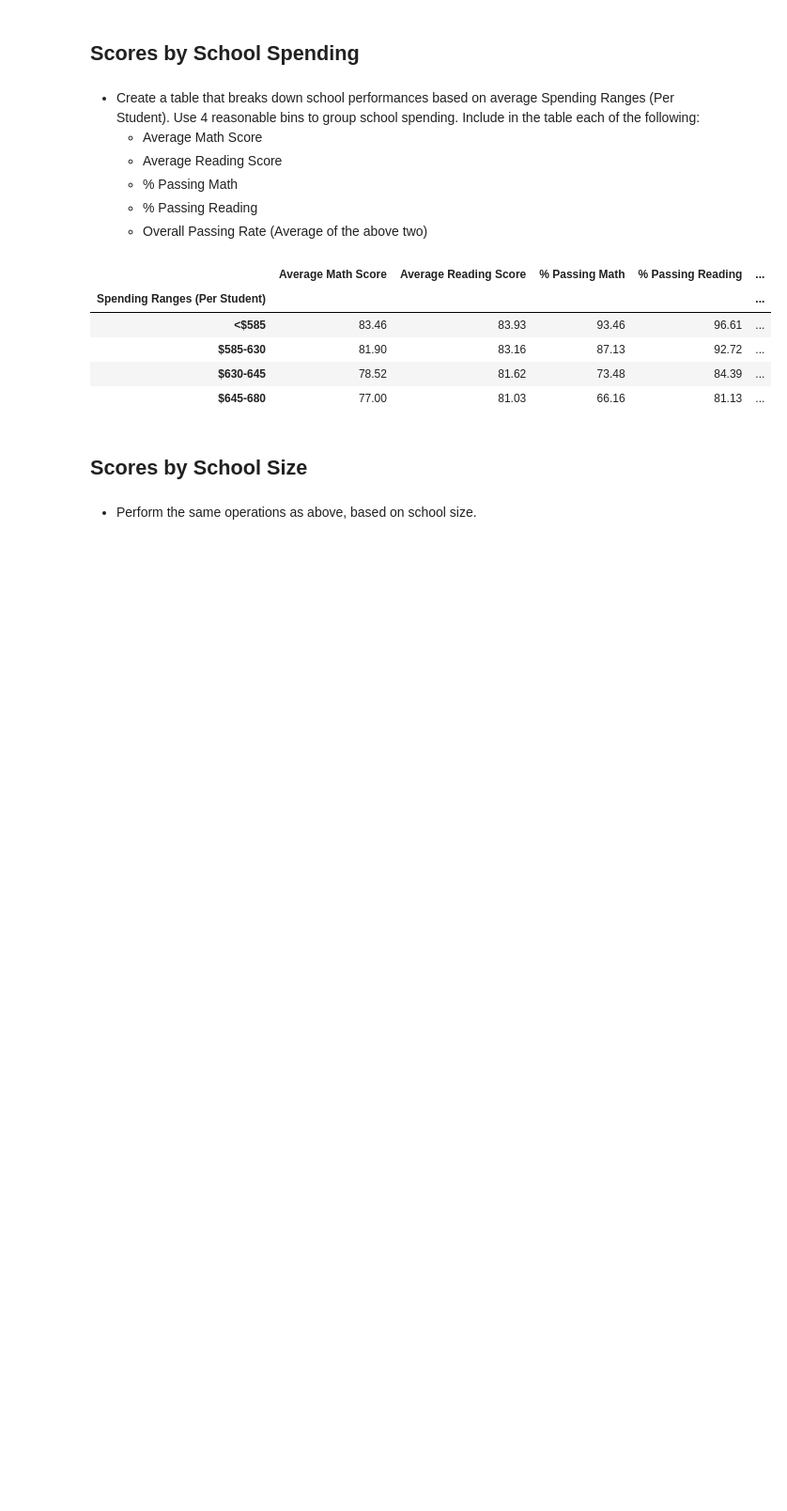
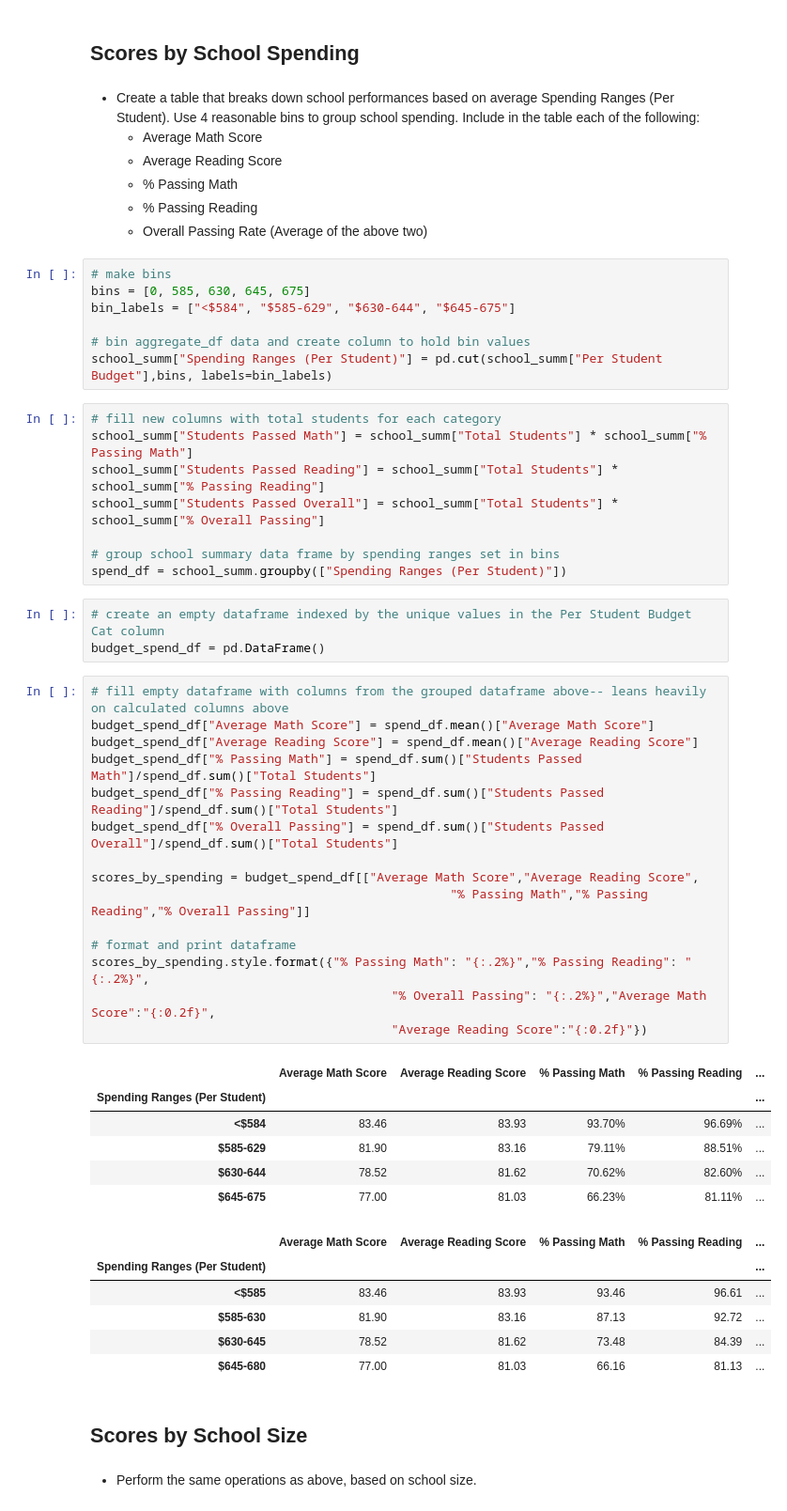
Before and after one commit to jakewmayfield/pandas-challenge, a Jupyter notebook: PyCitySchools/PyCitySchools_pandas-challenge.ipynb, the cells around one changed output. Shown: that part at 94% size. Cells and saved outputs as stored; diff of their text form; blank space fills up the shorter version.

```diff
--- a/PyCitySchools/PyCitySchools_pandas-challenge.ipynb
+++ b/PyCitySchools/PyCitySchools_pandas-challenge.ipynb
@@ -252,6 +288,46 @@ school_summ.sort_index()
   * % Passing Math
   * % Passing Reading
   * Overall Passing Rate (Average of the above two)
+# %%
+# make bins
+bins = [0, 585, 630, 645, 675]
+bin_labels = ["<$584", "$585-629", "$630-644", "$645-675"]
+
+# bin aggregate_df data and create column to hold bin values
+school_summ["Spending Ranges (Per Student)"] = pd.cut(school_summ["Per Student Budget"],bins, labels=bin_labels)
+# %%
+# fill new columns with total students for each category
+school_summ["Students Passed Math"] = school_summ["Total Students"] * school_summ["% Passing Math"]
+school_summ["Students Passed Reading"] = school_summ["Total Students"] * school_summ["% Passing Reading"]
+school_summ["Students Passed Overall"] = school_summ["Total Students"] * school_summ["% Overall Passing"]
+
+# group school summary data frame by spending ranges set in bins
+spend_df = school_summ.groupby(["Spending Ranges (Per Student)"])
+# %%
+# create an empty dataframe indexed by the unique values in the Per Student Budget Cat column
+budget_spend_df = pd.DataFrame()
+# %%
+# fill empty dataframe with columns from the grouped dataframe above-- leans heavily on calculated columns above
+budget_spend_df["Average Math Score"] = spend_df.mean()["Average Math Score"]
+budget_spend_df["Average Reading Score"] = spend_df.mean()["Average Reading Score"]
+budget_spend_df["% Passing Math"] = spend_df.sum()["Students Passed Math"]/spend_df.sum()["Total Students"]
+budget_spend_df["% Passing Reading"] = spend_df.sum()["Students Passed Reading"]/spend_df.sum()["Total Students"]
+budget_spend_df["% Overall Passing"] = spend_df.sum()["Students Passed Overall"]/spend_df.sum()["Total Students"]
+
+scores_by_spending = budget_spend_df[["Average Math Score","Average Reading Score",
+                                                 "% Passing Math","% Passing Reading","% Overall Passing"]]
+
+# format and print dataframe
+scores_by_spending.style.format({"% Passing Math": "{:.2%}","% Passing Reading": "{:.2%}",
+                                         "% Overall Passing": "{:.2%}","Average Math Score":"{:0.2f}",
+                                         "Average Reading Score":"{:0.2f}"})
+# %% [output]
+|  | Average Math Score | Average Reading Score | % Passing Math | % Passing Reading | ... |
+| Spending Ranges (Per Student) |  |  |  |  | ... |
+| <$584 | 83.46 | 83.93 | 93.70% | 96.69% | ... |
+| $585-629 | 81.90 | 83.16 | 79.11% | 88.51% | ... |
+| $630-644 | 78.52 | 81.62 | 70.62% | 82.60% | ... |
+| $645-675 | 77.00 | 81.03 | 66.23% | 81.11% | ... |
 # %%
 # %% [output]
 |  | Average Math Score | Average Reading Score | % Passing Math | % Passing Reading | ... |
```
Also changed, not shown: parts of 10 cells of this notebook.
